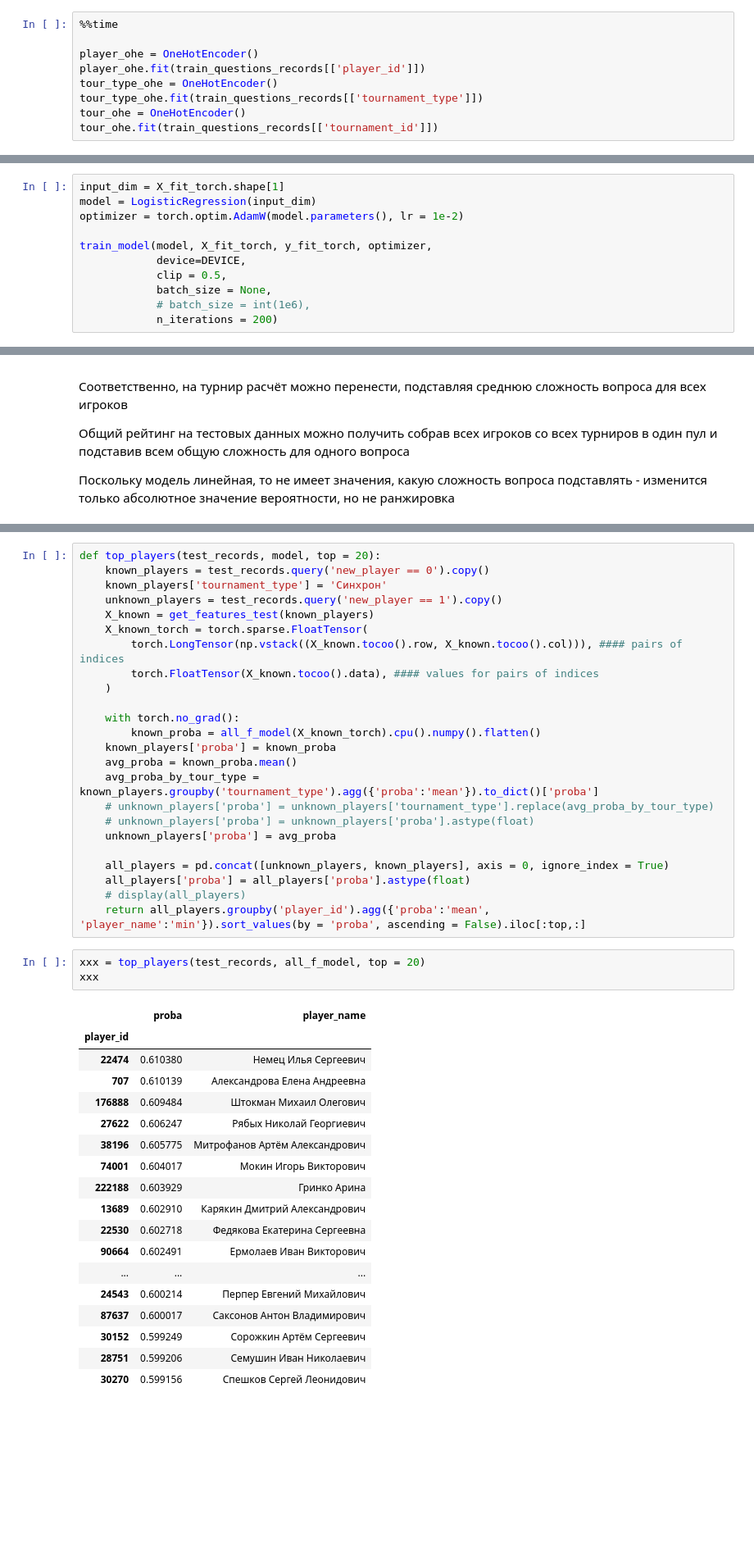
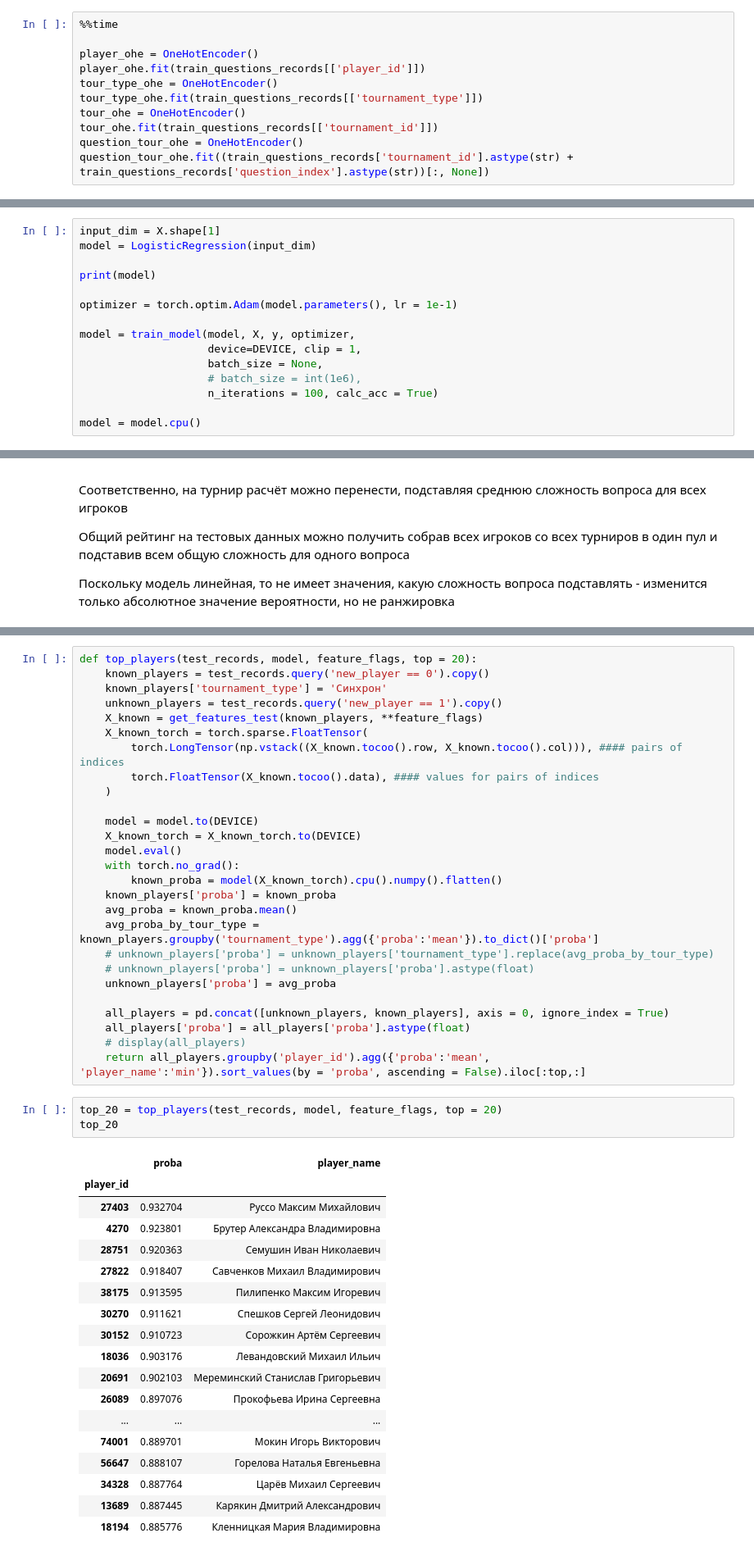
Before and after one commit to sashastds/made, a Jupyter notebook: Nalitkin-AS - Advanced_ML - HW2.ipynb, the cells around one changed output, grey strips where cells are left out. Shown: that part at 82% size. Saved outputs shown, nothing was run; the diff lists cells and outputs as text; blank space fills up the shorter version.

```diff
--- a/Nalitkin-AS - Advanced_ML - HW2.ipynb
+++ b/Nalitkin-AS - Advanced_ML - HW2.ipynb
@@ -438,4 +431,6 @@ tour_type_ohe = OneHotEncoder()
 tour_type_ohe.fit(train_questions_records[['tournament_type']])
 tour_ohe = OneHotEncoder()
 tour_ohe.fit(train_questions_records[['tournament_id']])
+question_tour_ohe = OneHotEncoder()
+question_tour_ohe.fit((train_questions_records['tournament_id'].astype(str) + train_questions_records['question_index'].astype(str))[:, None])
 # %% [output]
@@ -605,12 +617,16 @@ Wall time: 8.46 s
 # %%
-input_dim = X_fit_torch.shape[1]
+input_dim = X.shape[1]
 model = LogisticRegression(input_dim)
-optimizer = torch.optim.AdamW(model.parameters(), lr = 1e-2)
 
-train_model(model, X_fit_torch, y_fit_torch, optimizer,
-            device=DEVICE,
-            clip = 0.5,
-            batch_size = None,
-            # batch_size = int(1e6),
-            n_iterations = 200)
+print(model)
+
+optimizer = torch.optim.Adam(model.parameters(), lr = 1e-1)
+
+model = train_model(model, X, y, optimizer,
+                    device=DEVICE, clip = 1,
+                    batch_size = None,
+                    # batch_size = int(1e6),
+                    n_iterations = 100, calc_acc = True)
+
+model = model.cpu()
 # %% [output]
@@ -683,16 +705,19 @@ calc_test_correlations(test_records, all_f_model)
 # %%
-def top_players(test_records, model, top = 20):
+def top_players(test_records, model, feature_flags, top = 20):
     known_players = test_records.query('new_player == 0').copy()
     known_players['tournament_type'] = 'Синхрон'
     unknown_players = test_records.query('new_player == 1').copy()
-    X_known = get_features_test(known_players)
+    X_known = get_features_test(known_players, **feature_flags)
     X_known_torch = torch.sparse.FloatTensor(
         torch.LongTensor(np.vstack((X_known.tocoo().row, X_known.tocoo().col))), #### pairs of indices
         torch.FloatTensor(X_known.tocoo().data), #### values for pairs of indices
     )
 
+    model = model.to(DEVICE)
+    X_known_torch = X_known_torch.to(DEVICE)
+    model.eval()
     with torch.no_grad():
-        known_proba = all_f_model(X_known_torch).cpu().numpy().flatten()
+        known_proba = model(X_known_torch).cpu().numpy().flatten()
     known_players['proba'] = known_proba
     avg_proba = known_proba.mean()
     avg_proba_by_tour_type = known_players.groupby('tournament_type').agg({'proba':'mean'}).to_dict()['proba']
@@ -705,25 +730,25 @@ def top_players(test_records, model, top = 20):
     # display(all_players)
     return all_players.groupby('player_id').agg({'proba':'mean', 'player_name':'min'}).sort_values(by = 'proba', ascending = False).iloc[:top,:]
 # %%
-xxx = top_players(test_records, all_f_model, top = 20)
-xxx
+top_20 = top_players(test_records, model, feature_flags, top = 20)
+top_20
 # %% [output]
 |  | proba | player_name |
 | player_id |  |  |
-| 22474 | 0.610380 | Немец Илья Сергеевич |
-| 707 | 0.610139 | Александрова Елена Андреевна |
-| 176888 | 0.609484 | Штокман Михаил Олегович |
-| 27622 | 0.606247 | Рябых Николай Георгиевич |
-| 38196 | 0.605775 | Митрофанов Артём Александрович |
-| 74001 | 0.604017 | Мокин Игорь Викторович |
-| 222188 | 0.603929 | Гринко Арина |
-| 13689 | 0.602910 | Карякин Дмитрий Александрович |
-| 22530 | 0.602718 | Федякова Екатерина Сергеевна |
-| 90664 | 0.602491 | Ермолаев Иван Викторович |
+| 27403 | 0.932704 | Руссо Максим Михайлович |
+| 4270 | 0.923801 | Брутер Александра Владимировна |
+| 28751 | 0.920363 | Семушин Иван Николаевич |
+| 27822 | 0.918407 | Савченков Михаил Владимирович |
+| 38175 | 0.913595 | Пилипенко Максим Игоревич |
+| 30270 | 0.911621 | Спешков Сергей Леонидович |
+| 30152 | 0.910723 | Сорожкин Артём Сергеевич |
+| 18036 | 0.903176 | Левандовский Михаил Ильич |
+| 20691 | 0.902103 | Мереминский Станислав Григорьевич |
+| 26089 | 0.897076 | Прокофьева Ирина Сергеевна |
 | ... | ... | ... |
-| 24543 | 0.600214 | Перпер Евгений Михайлович |
-| 87637 | 0.600017 | Саксонов Антон Владимирович |
-| 30152 | 0.599249 | Сорожкин Артём Сергеевич |
-| 28751 | 0.599206 | Семушин Иван Николаевич |
-| 30270 | 0.599156 | Спешков Сергей Леонидович |
+| 74001 | 0.889701 | Мокин Игорь Викторович |
+| 56647 | 0.888107 | Горелова Наталья Евгеньевна |
+| 34328 | 0.887764 | Царёв Михаил Сергеевич |
+| 13689 | 0.887445 | Карякин Дмитрий Александрович |
+| 18194 | 0.885776 | Кленницкая Мария Владимировна |
 # %% [markdown]
```
Also changed, not shown: parts of 43 cells of this notebook.
